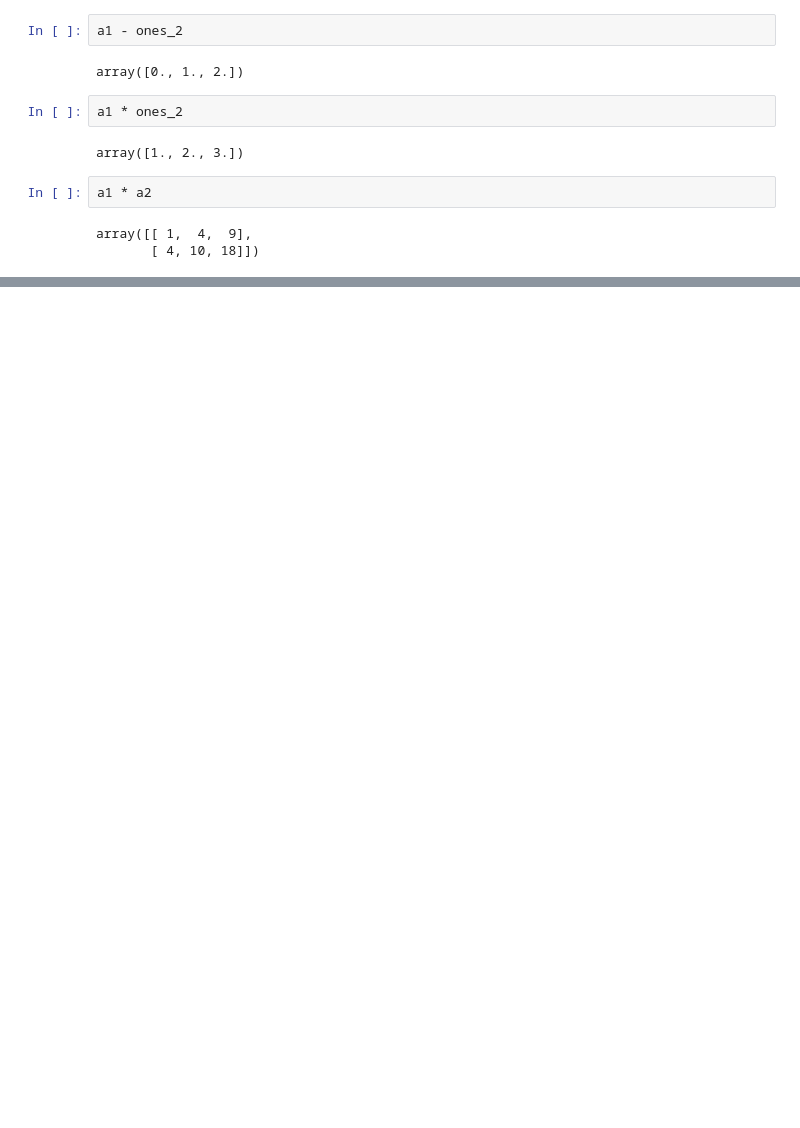
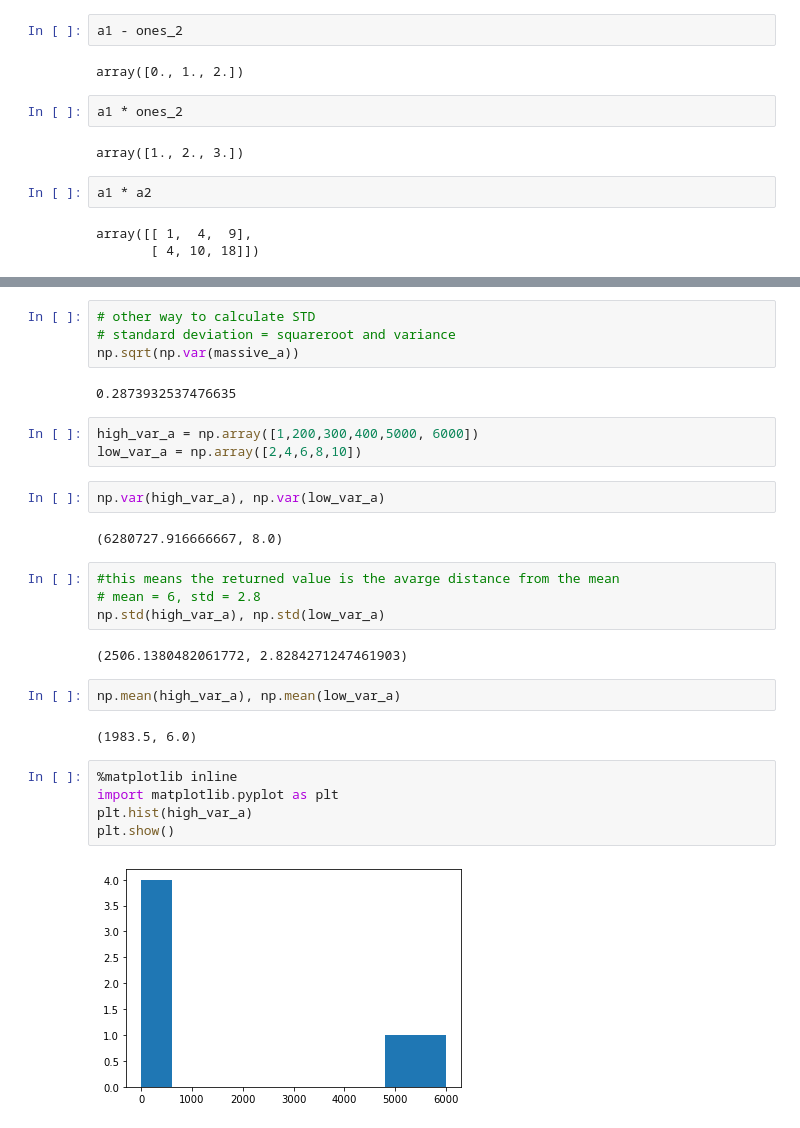
Before and after one commit to benchov/DataScience_MachineLearning_ZTM_Course, a Jupyter notebook: introduction-to-numpy.ipynb, the cells around one changed output, grey strips where cells are left out. Cells and saved outputs as stored; diff of their text form; blank space fills up the shorter version.

```diff
--- a/introduction-to-numpy.ipynb
+++ b/introduction-to-numpy.ipynb
@@ -292,0 +433,30 @@ array([[ 1,  4,  9],
+# %%
+# other way to calculate STD
+# standard deviation = squareroot and variance
+np.sqrt(np.var(massive_a))
+# %% [output]
+0.2873932537476635
+# %%
+high_var_a = np.array([1,200,300,400,5000, 6000])
+low_var_a = np.array([2,4,6,8,10])
+# %%
+np.var(high_var_a), np.var(low_var_a)
+# %% [output]
+(6280727.916666667, 8.0)
+# %%
+#this means the returned value is the avarge distance from the mean
+# mean = 6, std = 2.8
+np.std(high_var_a), np.std(low_var_a)
+# %% [output]
+(2506.1380482061772, 2.8284271247461903)
+# %%
+np.mean(high_var_a), np.mean(low_var_a)
+# %% [output]
+(1983.5, 6.0)
+# %%
+%matplotlib inline
+import matplotlib.pyplot as plt
+plt.hist(high_var_a)
+plt.show()
+# %% [output]
+[figure, added]
```
Also changed, not shown: parts of 46 cells of this notebook.
